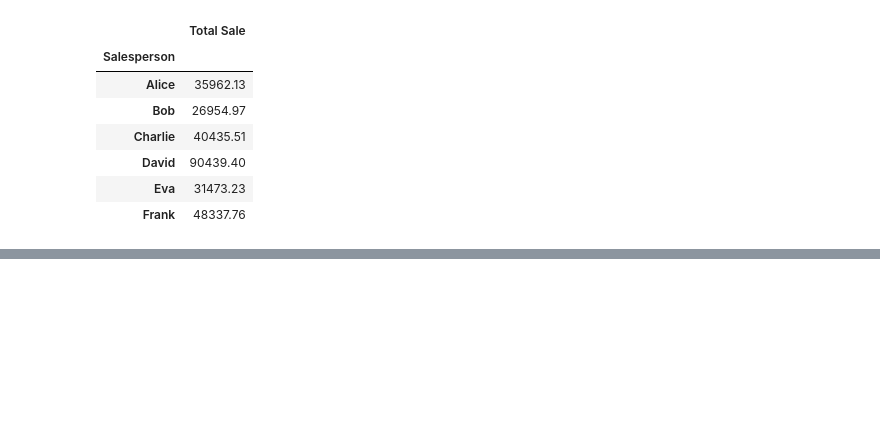
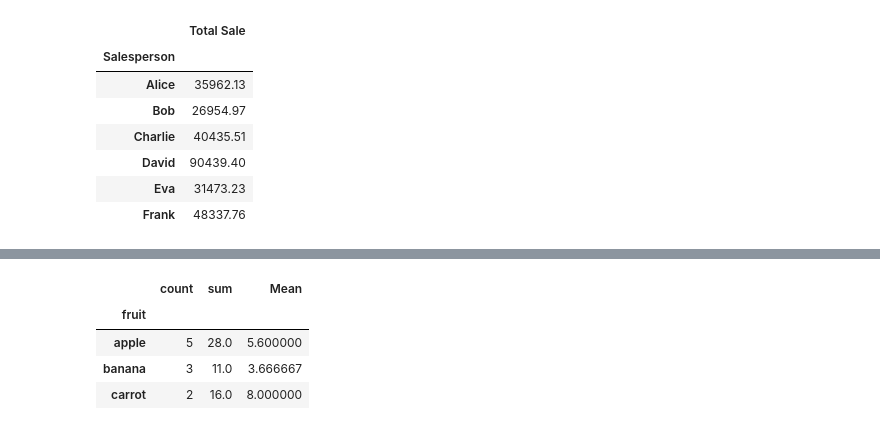
Before and after one commit to hemant087/3_Pandas, a Jupyter notebook: 1_pandas.ipynb, the cells around one changed output, grey strips where cells are left out. Saved outputs shown, nothing was run; the diff lists cells and outputs as text; code cells hidden in the pictures; blank space fills up the shorter version.

```diff
--- a/1_pandas.ipynb
+++ b/1_pandas.ipynb
@@ -212,0 +261,15 @@ pd.pivot_table(df, index='Salesperson', values='Total Sale', aggfunc='sum')
+# %%
+np.random.seed(100)
+fruit = pd.Series(np.random.choice(['apple', 'banana', 'carrot'], 10))
+weights = pd.Series(np.linspace(1, 10, 10))
+
+df = pd.DataFrame()
+df["fruit"] = fruit
+df["weights"]= weights
+df.head()
+
+df3 = df.groupby("fruit")["weights"].agg(['count',"sum"])
+df2 = df.groupby("fruit")["weights"].mean()
+df2
+#> [1.0, 2.0, 3.0, 4.0, 5.0, 6.0, 7.0, 8.0, 9.0, 10.0]
+#> ['banana', 'carrot', 'apple', 'carrot', 'carrot', 'apple', 'banana', 'carrot', 'apple', 'carrot']
@@ -212,0 +290,10 @@ pd.pivot_table(df, index='Salesperson', values='Total Sale', aggfunc='sum')
+# %%
+df3["Mean"] = df3["sum"]/df3["count"]
+# %%
+df3
+# %% [output]
+|  | count | sum | Mean |
+| fruit |  |  |  |
+| apple | 5 | 28.0 | 5.600000 |
+| banana | 3 | 11.0 | 3.666667 |
+| carrot | 2 | 16.0 | 8.000000 |
```
Also changed, not shown: parts of 12 cells of this notebook, 4 other files.
